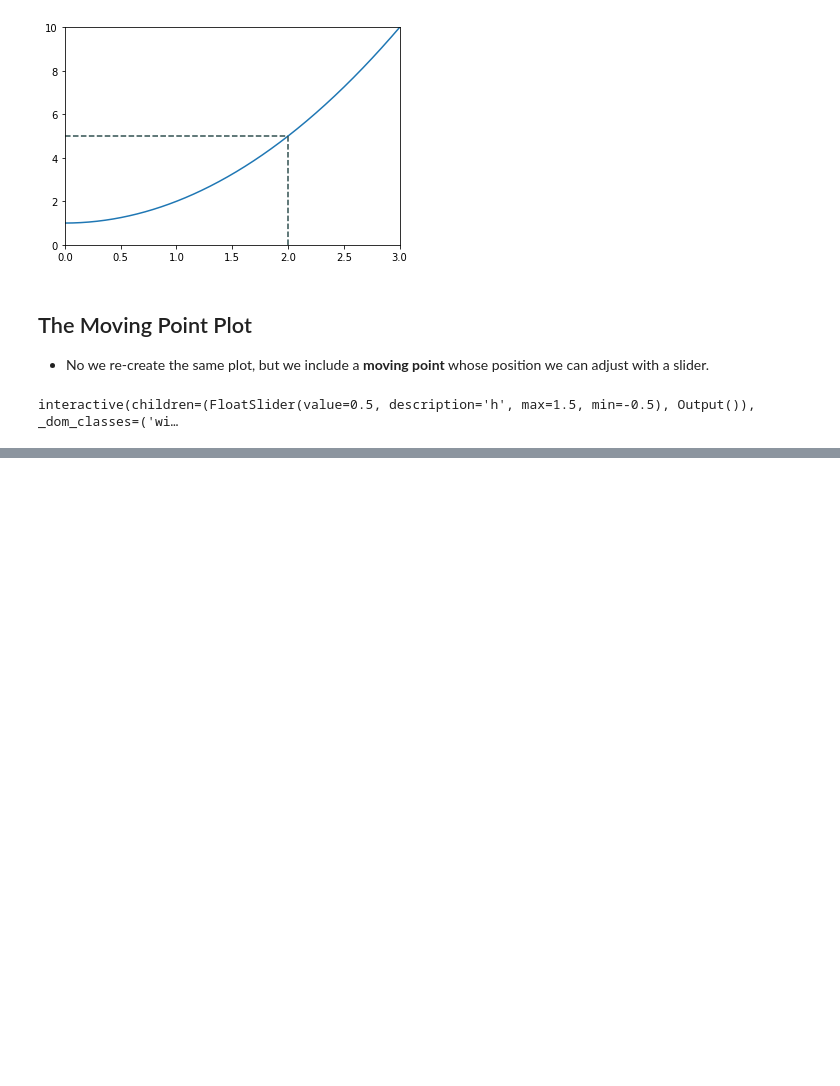
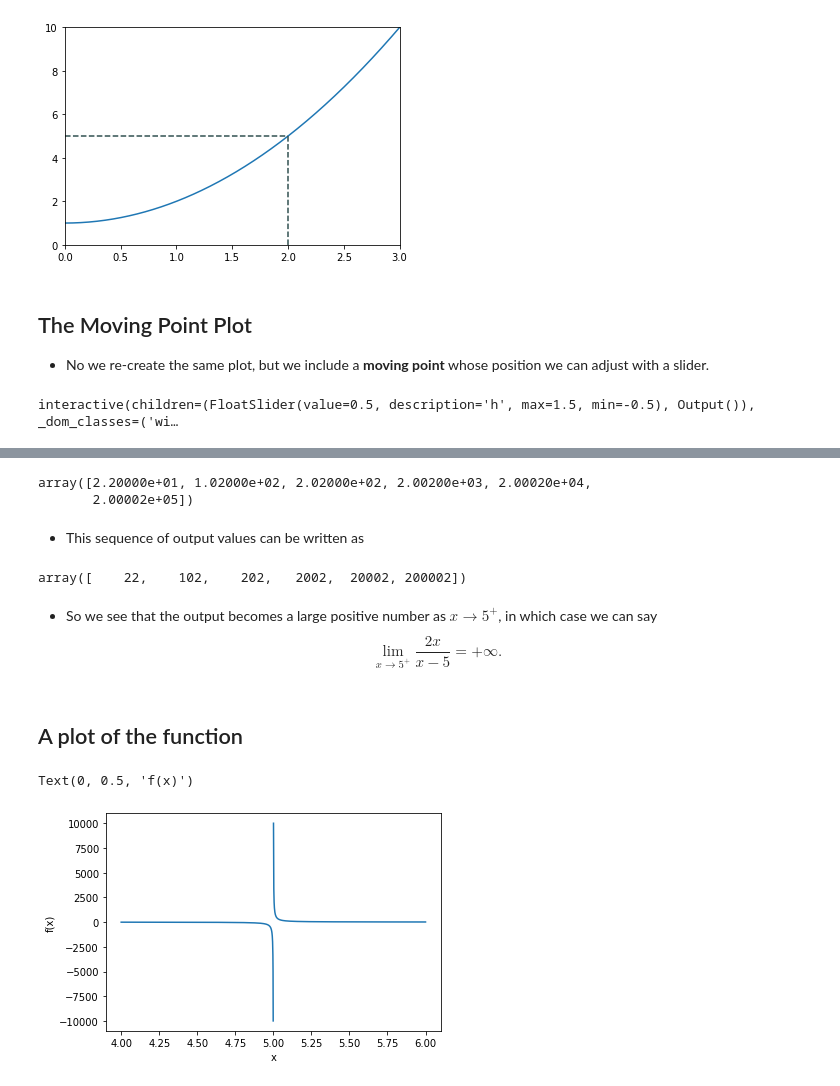
Before and after one commit to tlyonsWIT/Engineering-Maths-8.2, a Jupyter notebook: Python Workbook 1 - Visualising Limits.ipynb, the cells around one changed output, grey strips where cells are left out. Cells and saved outputs as stored; diff of their text form; code cells hidden in the pictures; blank space fills up the shorter version.

```diff
--- a/Python Workbook 1 - Visualising Limits.ipynb
+++ b/Python Workbook 1 - Visualising Limits.ipynb
@@ -64,0 +92,3 @@ interactive(children=(FloatSlider(value=0.5, description='h', max=1.5, min=-0.5)
+# %%
+def f(x):
+  return 2*x/(x-5)
@@ -64,0 +117,26 @@ interactive(children=(FloatSlider(value=0.5, description='h', max=1.5, min=-0.5)
+# %%
+f(Right)
+# %% [output]
+array([2.20000e+01, 1.02000e+02, 2.02000e+02, 2.00200e+03, 2.00020e+04,
+       2.00002e+05])
+# %% [markdown]
+* This sequence of output values can be written as
+# %%
+np.array([22,102,202,2002,20002,200002])
+# %% [output]
+array([    22,    102,    202,   2002,  20002, 200002])
+# %% [markdown]
+* So we see that the output becomes a large positive number as $x\to5^{+}$, in which case we can say
+$$
+\lim_{x\to5^{+}}\frac{2x}{x-5}=+\infty.
+$$
+# %% [markdown]
+## A plot of the function
+# %%
+X=np.linspace(4,6,2001)
+plt.plot(X,f(X))
+plt.xlabel('x')
+plt.ylabel('f(x)')
+# %% [output]
+Text(0, 0.5, 'f(x)')
+[figure, added]
```
Also changed, not shown: parts of 10 cells of this notebook.
